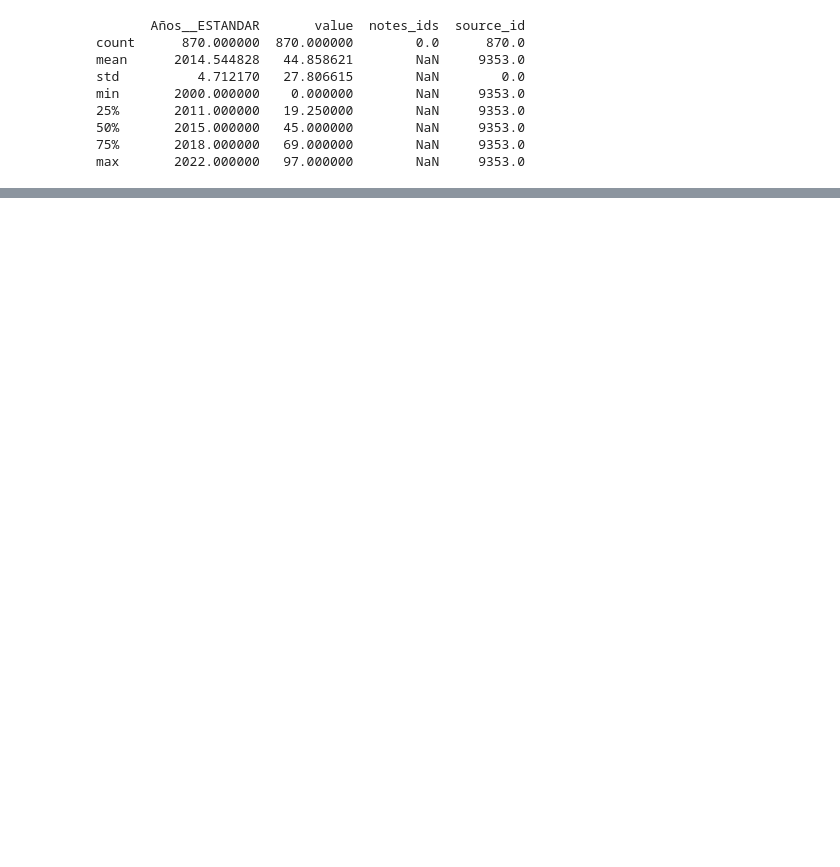
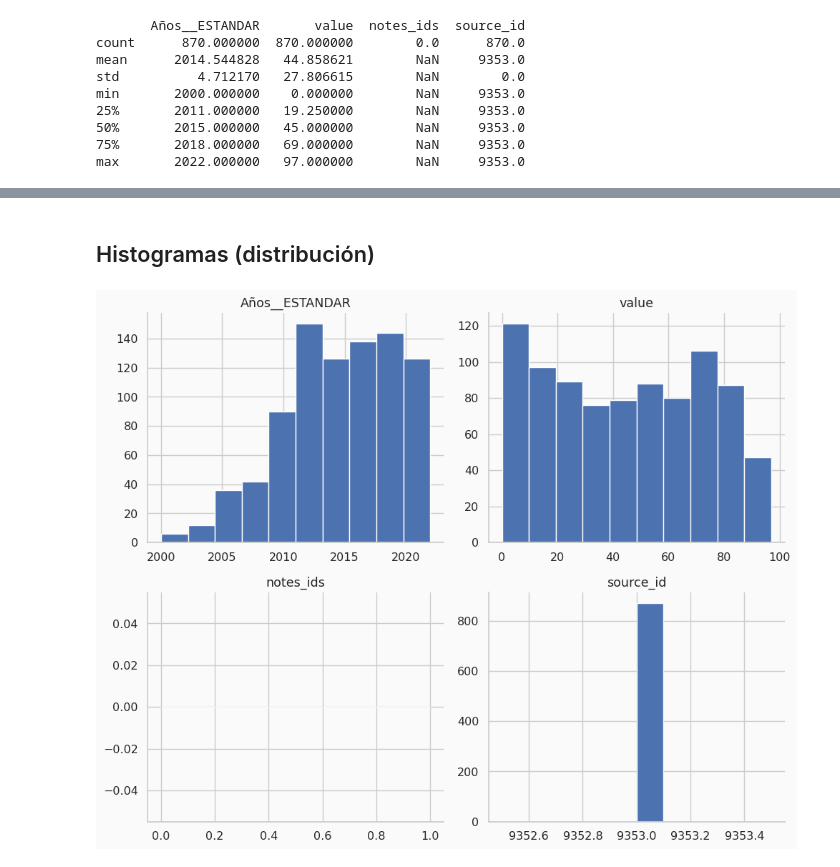
Before and after one commit to Ren23813/proyectoFinal_Mineria, a Jupyter notebook: Fase1ProyectoFinal.ipynb, the cells around one changed output, grey strips where cells are left out. Saved outputs shown, nothing was run; the diff lists cells and outputs as text; code cells hidden in the pictures; blank space fills up the shorter version.

```diff
--- a/Fase1ProyectoFinal.ipynb
+++ b/Fase1ProyectoFinal.ipynb
@@ -574,0 +592,8 @@ Grupos etarios Uso Internet     object
+# %% [markdown]
+## Histogramas (distribución)
+# %%
+df.hist(figsize=(10,8))
+plt.tight_layout()
+plt.show()
+# %% [output]
+[figure, added]
```
Also changed, not shown: parts of 29 cells of this notebook.
